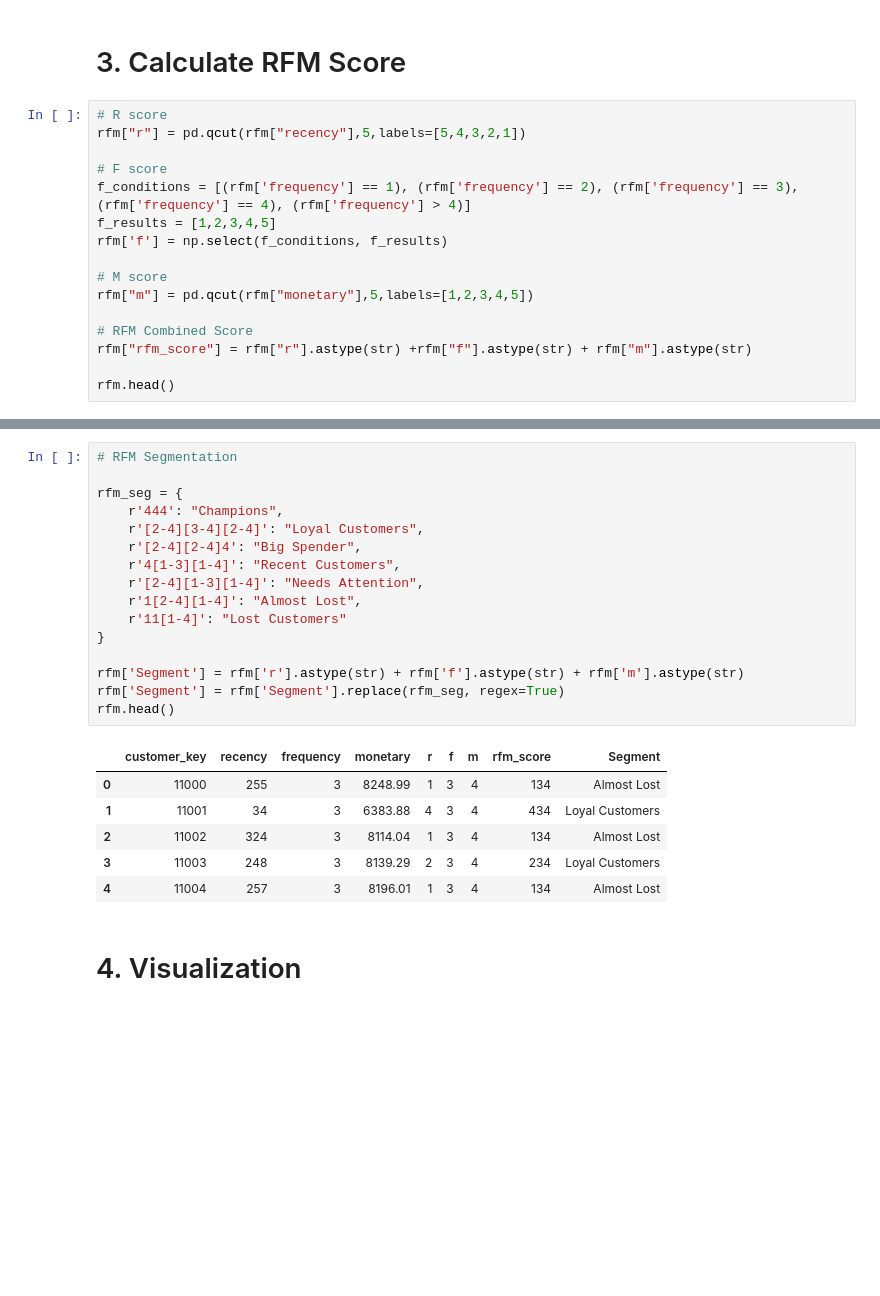
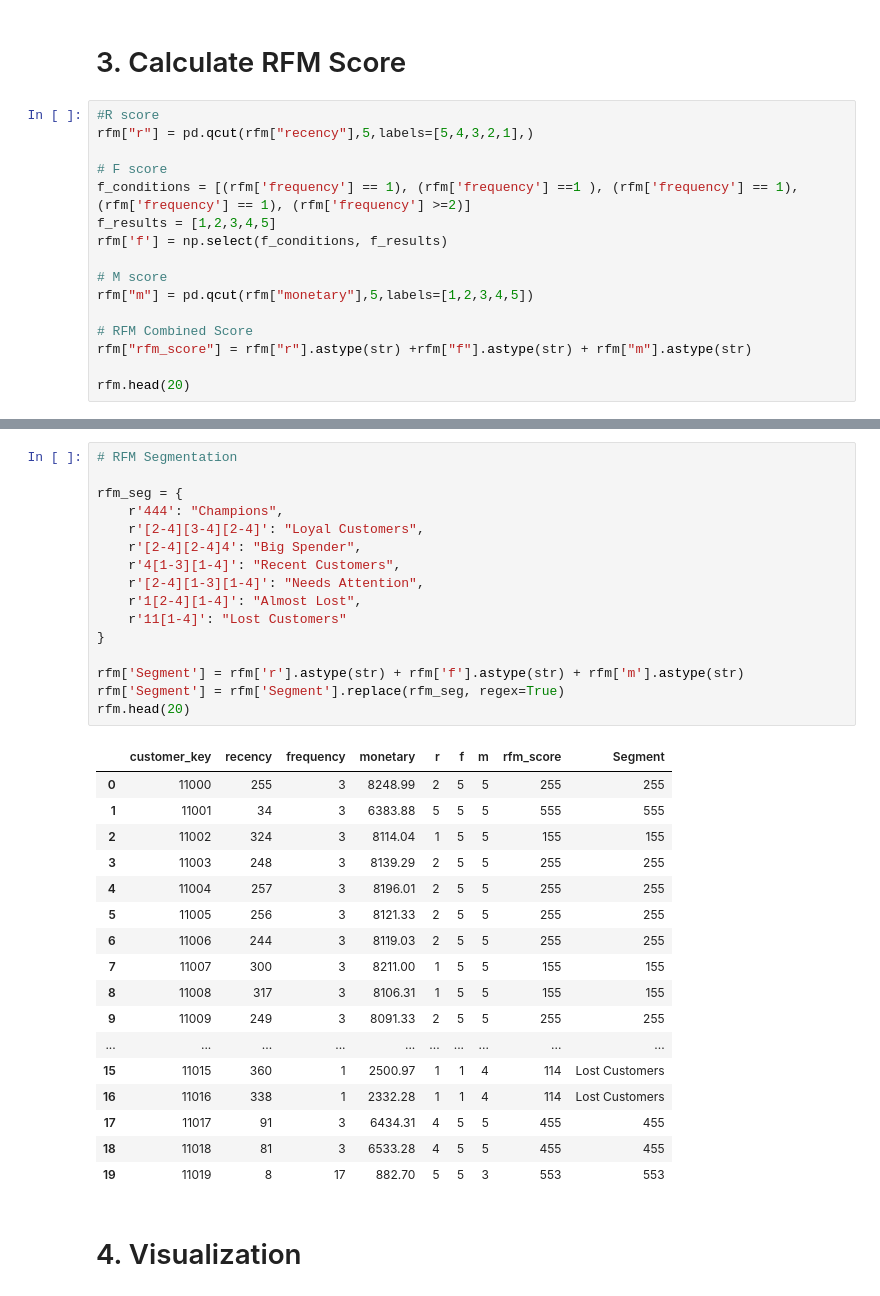
Before and after one commit to Tamuonanthit/FinalProject__231PP0802_Group4, a Jupyter notebook: RFM copy.ipynb, the cells around one changed output, grey strips where cells are left out. Saved outputs shown, nothing was run; the diff lists cells and outputs as text; blank space fills up the shorter version.

```diff
--- a/RFM copy.ipynb
+++ b/RFM copy.ipynb
@@ -425,11 +437,11 @@ sns.boxplot(data=rfm,y="monetary")
 # %% [markdown]
 # 3. Calculate RFM Score
 # %%
-# R score
-rfm["r"] = pd.qcut(rfm["recency"],5,labels=[5,4,3,2,1])
+#R score
+rfm["r"] = pd.qcut(rfm["recency"],5,labels=[5,4,3,2,1],)
 
 # F score
-f_conditions = [(rfm['frequency'] == 1), (rfm['frequency'] == 2), (rfm['frequency'] == 3), (rfm['frequency'] == 4), (rfm['frequency'] > 4)]
+f_conditions = [(rfm['frequency'] == 1), (rfm['frequency'] ==1 ), (rfm['frequency'] == 1), (rfm['frequency'] == 1), (rfm['frequency'] >=2)]
 f_results = [1,2,3,4,5]
 rfm['f'] = np.select(f_conditions, f_results)
 
@@ -439,6 +451,6 @@ rfm["m"] = pd.qcut(rfm["monetary"],5,labels=[1,2,3,4,5])
 # RFM Combined Score
 rfm["rfm_score"] = rfm["r"].astype(str) +rfm["f"].astype(str) + rfm["m"].astype(str)
 
-rfm.head()
+rfm.head(20)
 # %% [output]
 |  | customer_key | recency | frequency | monetary | r | f | m | rfm_score |
@@ -450,26 +473,37 @@ rfm.head()
 # %%
 # RFM Segmentation
 
 rfm_seg = {
     r'444': "Champions",
     r'[2-4][3-4][2-4]': "Loyal Customers",
     r'[2-4][2-4]4': "Big Spender",
     r'4[1-3][1-4]': "Recent Customers",
     r'[2-4][1-3][1-4]': "Needs Attention",
     r'1[2-4][1-4]': "Almost Lost",
     r'11[1-4]': "Lost Customers"
 }
 
 rfm['Segment'] = rfm['r'].astype(str) + rfm['f'].astype(str) + rfm['m'].astype(str)
 rfm['Segment'] = rfm['Segment'].replace(rfm_seg, regex=True)
-rfm.head()
+rfm.head(20)
 # %% [output]
 |  | customer_key | recency | frequency | monetary | r | f | m | rfm_score | Segment |
-| 0 | 11000 | 255 | 3 | 8248.99 | 1 | 3 | 4 | 134 | Almost Lost |
-| 1 | 11001 | 34 | 3 | 6383.88 | 4 | 3 | 4 | 434 | Loyal Customers |
-| 2 | 11002 | 324 | 3 | 8114.04 | 1 | 3 | 4 | 134 | Almost Lost |
-| 3 | 11003 | 248 | 3 | 8139.29 | 2 | 3 | 4 | 234 | Loyal Customers |
-| 4 | 11004 | 257 | 3 | 8196.01 | 1 | 3 | 4 | 134 | Almost Lost |
+| 0 | 11000 | 255 | 3 | 8248.99 | 2 | 5 | 5 | 255 | 255 |
+| 1 | 11001 | 34 | 3 | 6383.88 | 5 | 5 | 5 | 555 | 555 |
+| 2 | 11002 | 324 | 3 | 8114.04 | 1 | 5 | 5 | 155 | 155 |
+| 3 | 11003 | 248 | 3 | 8139.29 | 2 | 5 | 5 | 255 | 255 |
+| 4 | 11004 | 257 | 3 | 8196.01 | 2 | 5 | 5 | 255 | 255 |
+| 5 | 11005 | 256 | 3 | 8121.33 | 2 | 5 | 5 | 255 | 255 |
+| 6 | 11006 | 244 | 3 | 8119.03 | 2 | 5 | 5 | 255 | 255 |
+| 7 | 11007 | 300 | 3 | 8211.00 | 1 | 5 | 5 | 155 | 155 |
+| 8 | 11008 | 317 | 3 | 8106.31 | 1 | 5 | 5 | 155 | 155 |
+| 9 | 11009 | 249 | 3 | 8091.33 | 2 | 5 | 5 | 255 | 255 |
+| ... | ... | ... | ... | ... | ... | ... | ... | ... | ... |
+| 15 | 11015 | 360 | 1 | 2500.97 | 1 | 1 | 4 | 114 | Lost Customers |
+| 16 | 11016 | 338 | 1 | 2332.28 | 1 | 1 | 4 | 114 | Lost Customers |
+| 17 | 11017 | 91 | 3 | 6434.31 | 4 | 5 | 5 | 455 | 455 |
+| 18 | 11018 | 81 | 3 | 6533.28 | 4 | 5 | 5 | 455 | 455 |
+| 19 | 11019 | 8 | 17 | 882.70 | 5 | 5 | 3 | 553 | 553 |
 # %% [markdown]
 # 4. Visualization
 # %%
```
Also changed, not shown: parts of 15 cells of this notebook.
